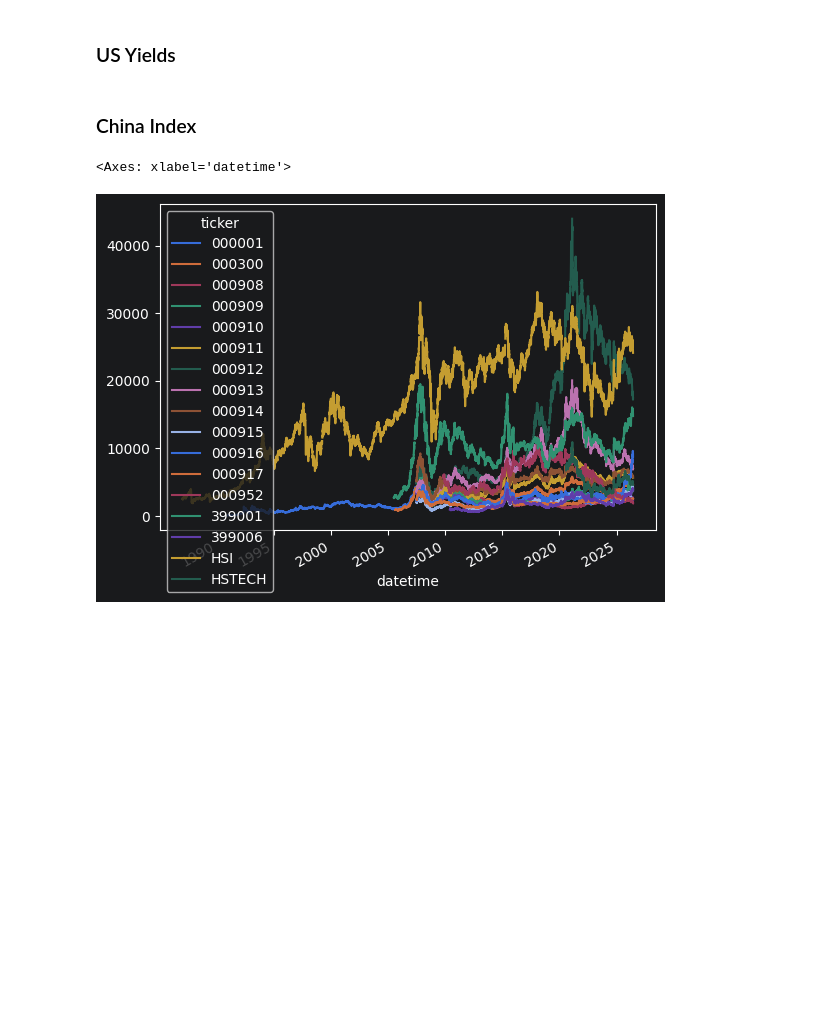
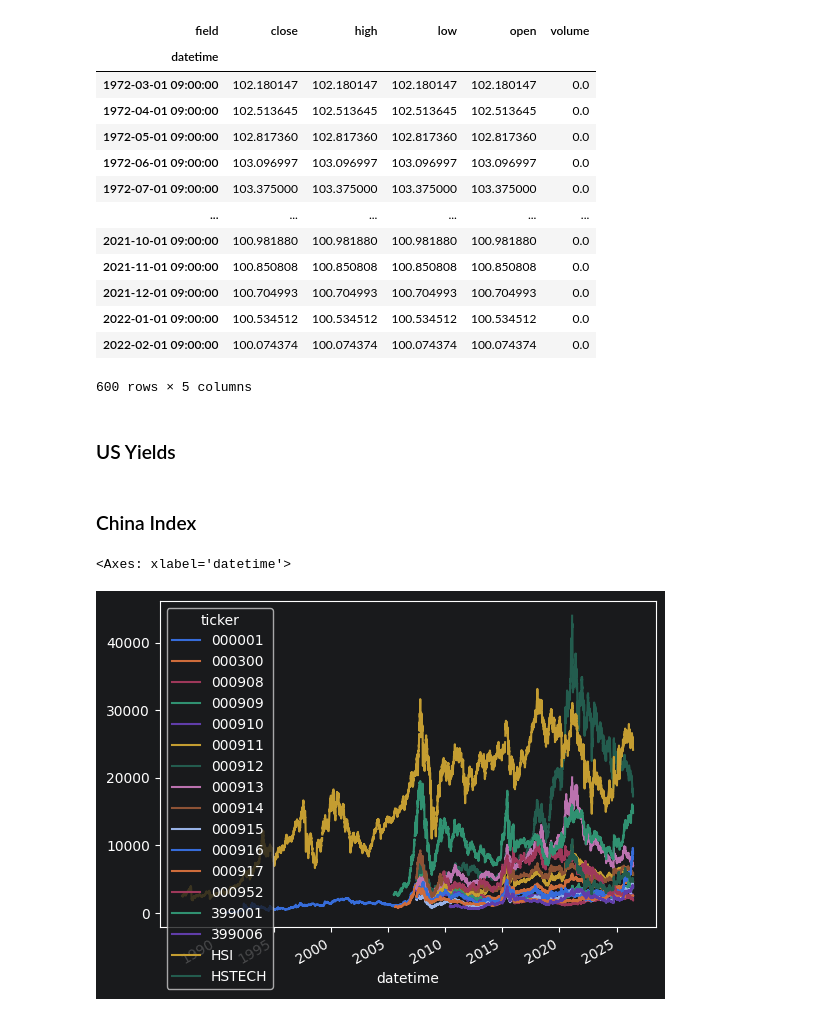
Before and after one commit to Tommylee1013/FinancialData, a Jupyter notebook: Notes/markets/from_tradingview.ipynb, the cells around one changed output. Cells and saved outputs as stored; diff of their text form; code cells hidden in the pictures; blank space fills up the shorter version.

Commit message:
data update (2026/07/04)

```diff
--- a/Notes/markets/from_tradingview.ipynb
+++ b/Notes/markets/from_tradingview.ipynb
@@ -205,6 +205,32 @@ def get_data_from_tradingview(
 
     out.columns = out.columns.swaplevel(0, 1)
     return out.sort_index(axis=1)
+# %%
+data = get_data_from_tradingview(
+    tickers = ['ONMLOLITOAASTSAM'],
+    exchange = ['FRED'],
+    interval = Interval.in_monthly,
+    n_bars = 600,
+    verbose = True,
+    num_trials = 5,
+)
+# %%
+data['ONMLOLITOAASTSAM']
+# %% [output]
+| field | close | high | low | open | volume |
+| datetime |  |  |  |  |  |
+| 1972-03-01 09:00:00 | 102.180147 | 102.180147 | 102.180147 | 102.180147 | 0.0 |
+| 1972-04-01 09:00:00 | 102.513645 | 102.513645 | 102.513645 | 102.513645 | 0.0 |
+| 1972-05-01 09:00:00 | 102.817360 | 102.817360 | 102.817360 | 102.817360 | 0.0 |
+| 1972-06-01 09:00:00 | 103.096997 | 103.096997 | 103.096997 | 103.096997 | 0.0 |
+| 1972-07-01 09:00:00 | 103.375000 | 103.375000 | 103.375000 | 103.375000 | 0.0 |
+| ... | ... | ... | ... | ... | ... |
+| 2021-10-01 09:00:00 | 100.981880 | 100.981880 | 100.981880 | 100.981880 | 0.0 |
+| 2021-11-01 09:00:00 | 100.850808 | 100.850808 | 100.850808 | 100.850808 | 0.0 |
+| 2021-12-01 09:00:00 | 100.704993 | 100.704993 | 100.704993 | 100.704993 | 0.0 |
+| 2022-01-01 09:00:00 | 100.534512 | 100.534512 | 100.534512 | 100.534512 | 0.0 |
+| 2022-02-01 09:00:00 | 100.074374 | 100.074374 | 100.074374 | 100.074374 | 0.0 |
+600 rows × 5 columns
 # %% [markdown]
 ### US Yields
 # %%
```
Also changed, not shown: 3 other files.
